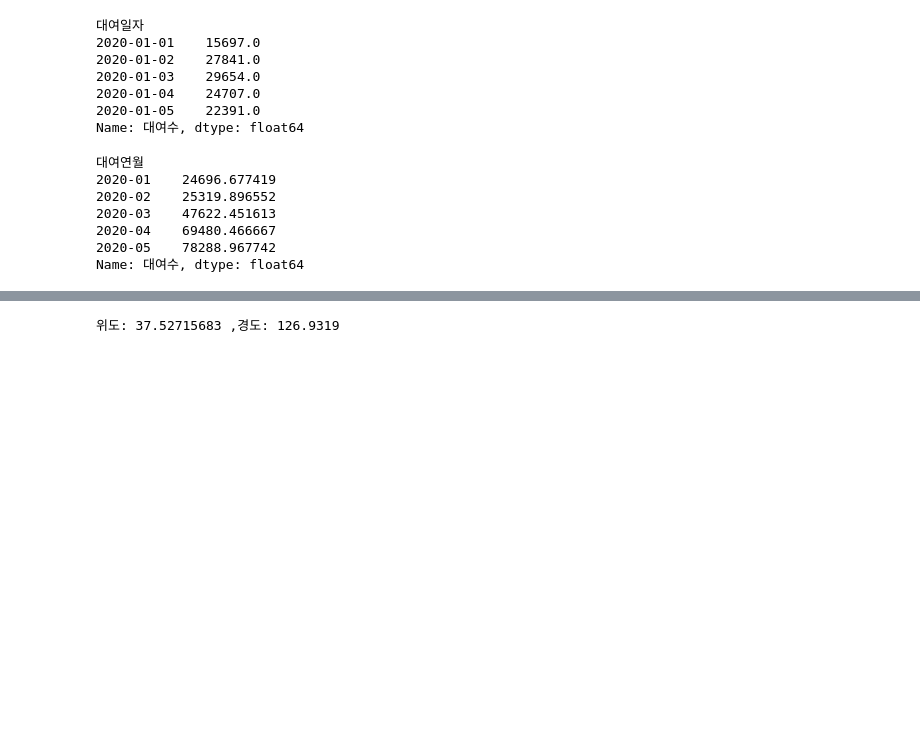
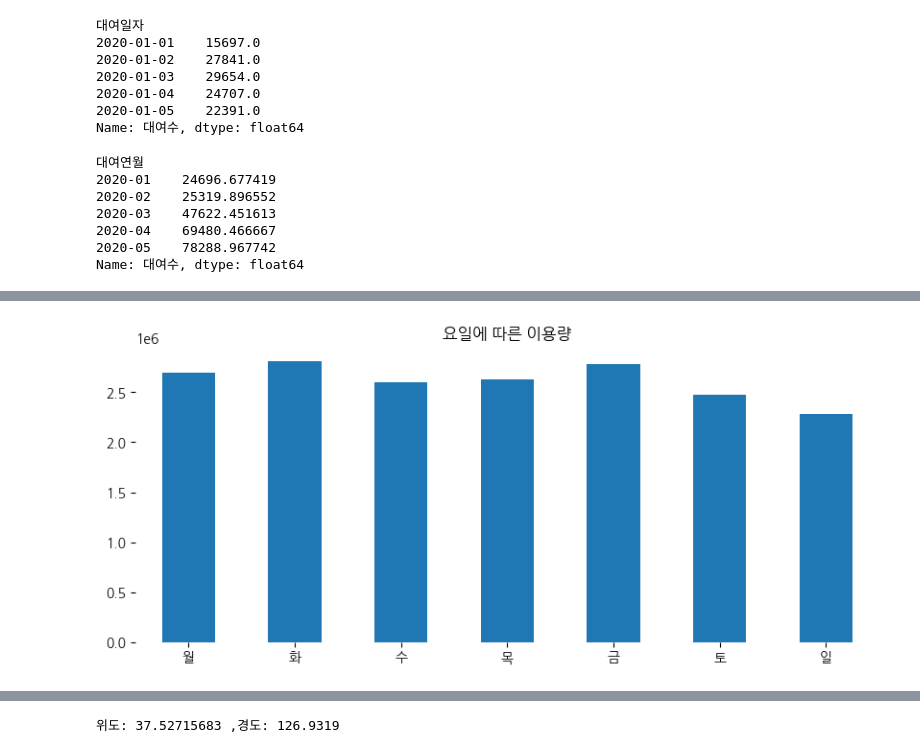
Before and after one commit to dhcryan/ddareung, a Jupyter notebook: main.ipynb, the cells around one changed output, grey strips where cells are left out. Drawn from its saved outputs; the diff is of its cells as text; code cells hidden in the pictures; blank space fills up the shorter version.

```diff
--- a/main.ipynb
+++ b/main.ipynb
@@ -193,0 +141,3 @@ df_2022["반납일시"]=pd.to_datetime(df_2022["반납일시"])
+# %%
+df_2022=df_2022[(df_2022.loc[:,'대여대여소']>=102) & (df_2022.loc[:,'대여대여소']<=5855) & (df_2022.loc[:,'반납대여소']>=102) & (df_2022.loc[:,'반납대여소']<=5855)]
+df_2022.tail()
@@ -194,4 +151,17 @@ df_2022["반납일시"]=pd.to_datetime(df_2022["반납일시"])
 # %%
+df_2022["대여연월"] = df_2022["대여일시"].apply(lambda x : x[:7])
+df_2022["대여일시"]=pd.to_datetime(df_2022["대여일시"])
+
+df_2022["대여연도"] = df_2022["대여일시"].dt.year
+df_2022["대여월"] = df_2022["대여일시"].dt.month
+df_2022["대여일"] = df_2022["대여일시"].dt.day
+df_2022["대여시간"] = df_2022["대여일시"].dt.hour
+df_2022["대여요일"] = df_2022["대여일시"].dt.dayofweek
+df_2022["대여일자"] = df_2022["대여일시"].dt.date
+
+df_2022["반납연월"] = df_2022["반납일시"].apply(lambda x : x[:7])
+df_2022["반납일시"]=pd.to_datetime(df_2022["반납일시"])
+
 df_2022["반납일시"]=pd.to_datetime(df_2022["반납일시"])
 df_2022["반납연도"] = df_2022["반납일시"].dt.year
 df_2022["반납월"] = df_2022["반납일시"].dt.month
@@ -199,3 +169,8 @@ df_2022["반납일"] = df_2022["반납일시"].dt.day
 df_2022["반납시간"] = df_2022["반납일시"].dt.hour
 df_2022["반납요일"] = df_2022["반납일시"].dt.dayofweek
 df_2022["반납일자"] = df_2022["반납일시"].dt.date
+# %%
+#요일별 이용량 알아보기
+use_by_dayofweek = df_2022.groupby('대여요일').size()
+use_by_dayofweek.index = "월 화 수 목 금 토 일".split()
+use_by_dayofweek
@@ -201,0 +186,9 @@ df_2022["반납일자"] = df_2022["반납일시"].dt.date
+# %%
+ax = use_by_dayofweek.plot.bar(
+    rot=0,
+    title="요일에 따른 이용량",
+    figsize=(10, 4)
+)
+ax.set_frame_on(False)
+# %% [output]
+[figure, added]
```
Also changed, not shown: parts of 29 cells of this notebook.
